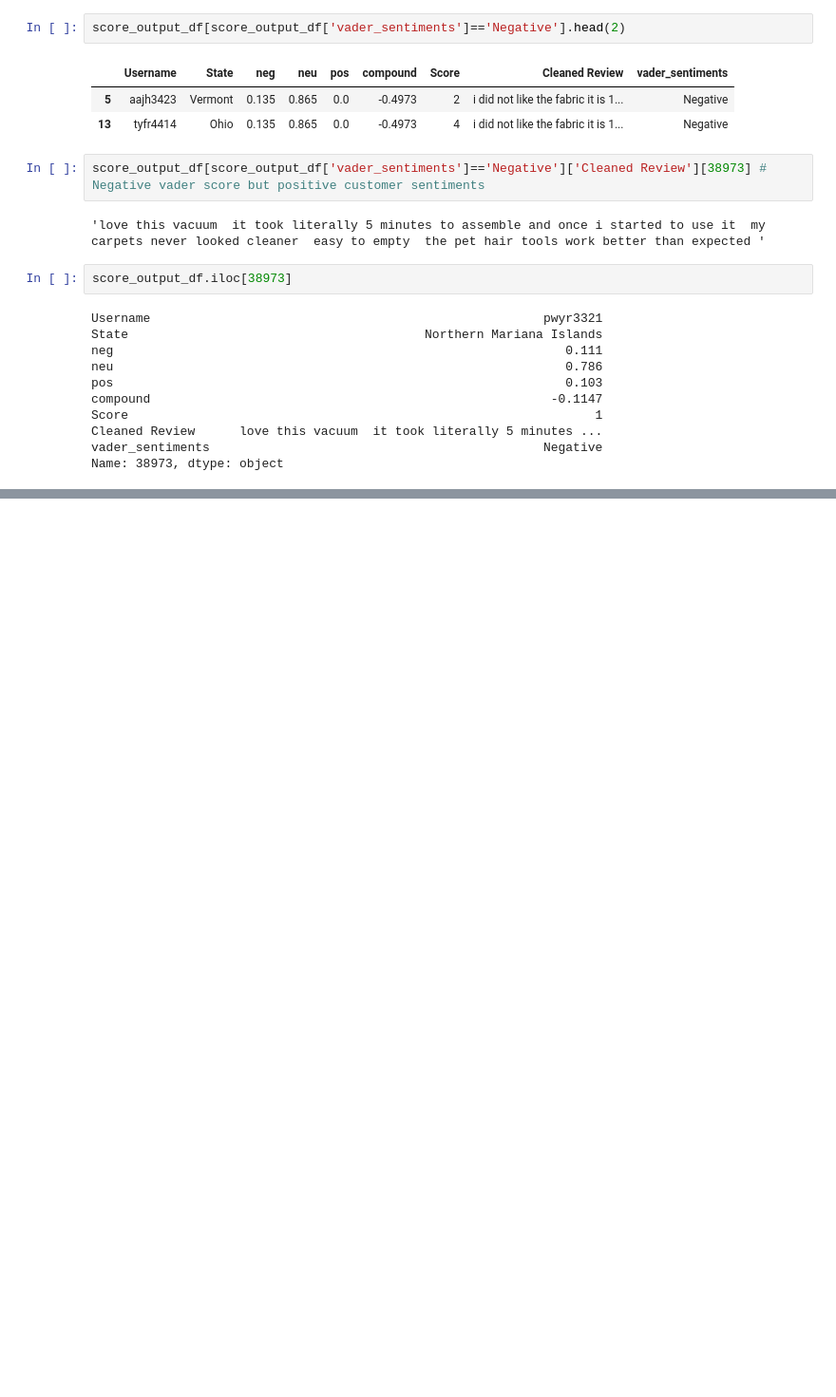
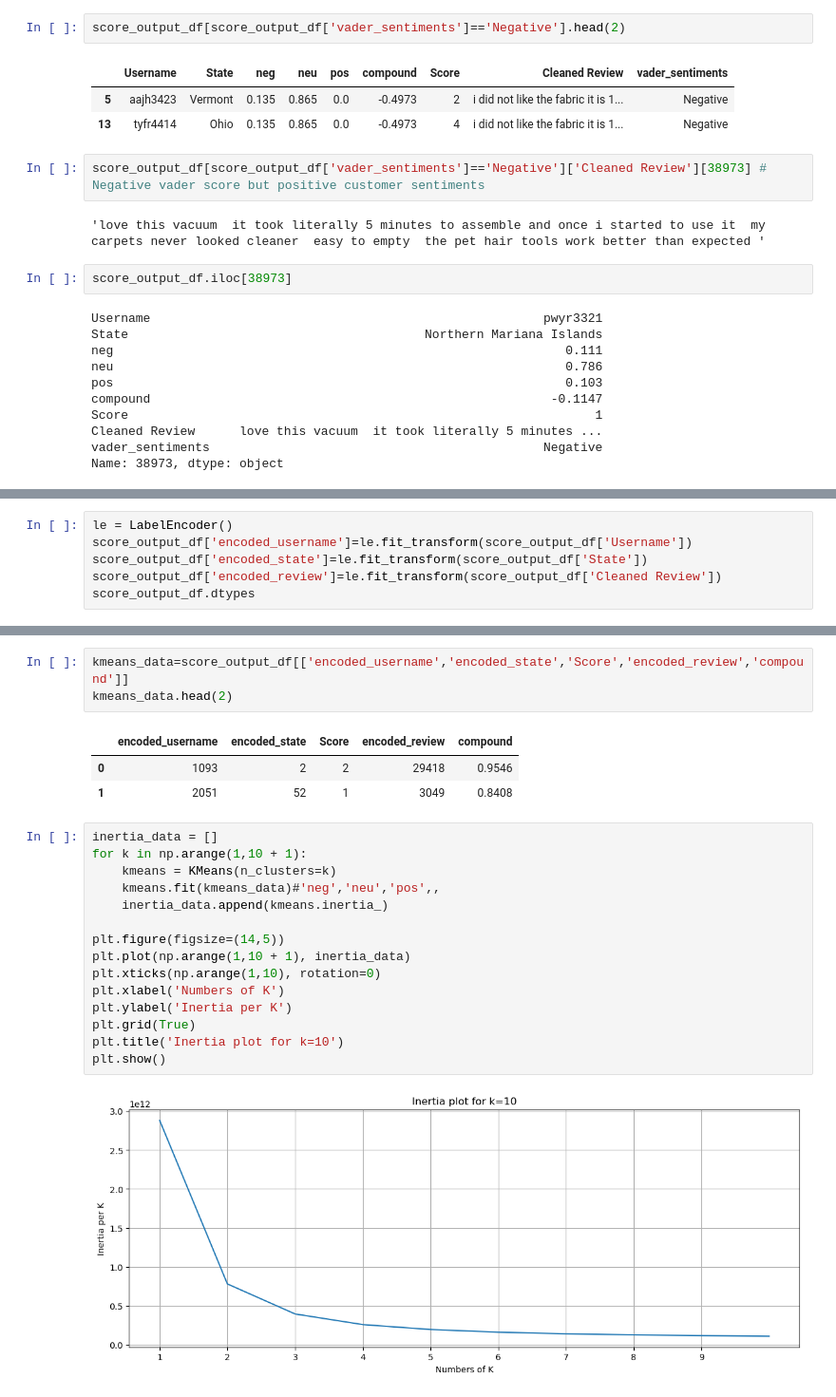
Before and after one commit to achile-design/uos, a Jupyter notebook: 3539186_BD2.ipynb, the cells around one changed output, grey strips where cells are left out. Shown: that part at 95% size. Drawn from its saved outputs; the diff is of its cells as text; blank space fills up the shorter version.

Commit message:
Added: kmeans classifier for ncluster=3

```diff
--- a/3539186_BD2.ipynb
+++ b/3539186_BD2.ipynb
@@ -646,0 +665,6 @@ Name: 38973, dtype: object
+# %%
+le = LabelEncoder()
+score_output_df['encoded_username']=le.fit_transform(score_output_df['Username'])
+score_output_df['encoded_state']=le.fit_transform(score_output_df['State'])
+score_output_df['encoded_review']=le.fit_transform(score_output_df['Cleaned Review'])
+score_output_df.dtypes
@@ -646,0 +685,24 @@ Name: 38973, dtype: object
+# %%
+kmeans_data=score_output_df[['encoded_username','encoded_state','Score','encoded_review','compound']]
+kmeans_data.head(2)
+# %% [output]
+|  | encoded_username | encoded_state | Score | encoded_review | compound |
+| 0 | 1093 | 2 | 2 | 29418 | 0.9546 |
+| 1 | 2051 | 52 | 1 | 3049 | 0.8408 |
+# %%
+inertia_data = []
+for k in np.arange(1,10 + 1):
+    kmeans = KMeans(n_clusters=k)
+    kmeans.fit(kmeans_data)#'neg','neu','pos',,
+    inertia_data.append(kmeans.inertia_)
+
+plt.figure(figsize=(14,5))
+plt.plot(np.arange(1,10 + 1), inertia_data)
+plt.xticks(np.arange(1,10), rotation=0)
+plt.xlabel('Numbers of K')
+plt.ylabel('Inertia per K')
+plt.grid(True)
+plt.title('Inertia plot for k=10')
+plt.show()
+# %% [output]
+[figure, added]
```
Also changed, not shown: parts of 9 cells of this notebook.
